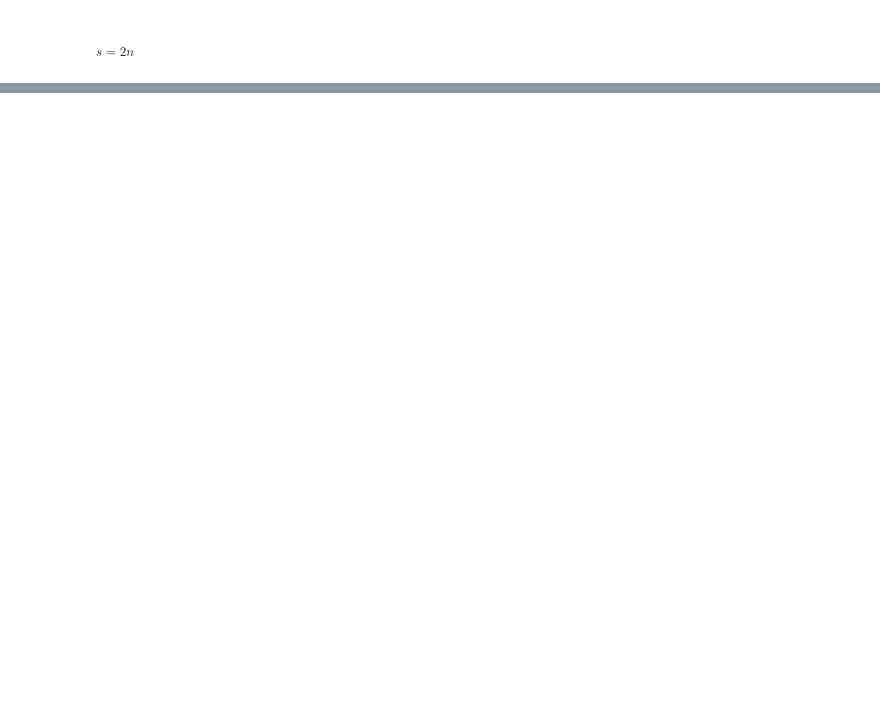
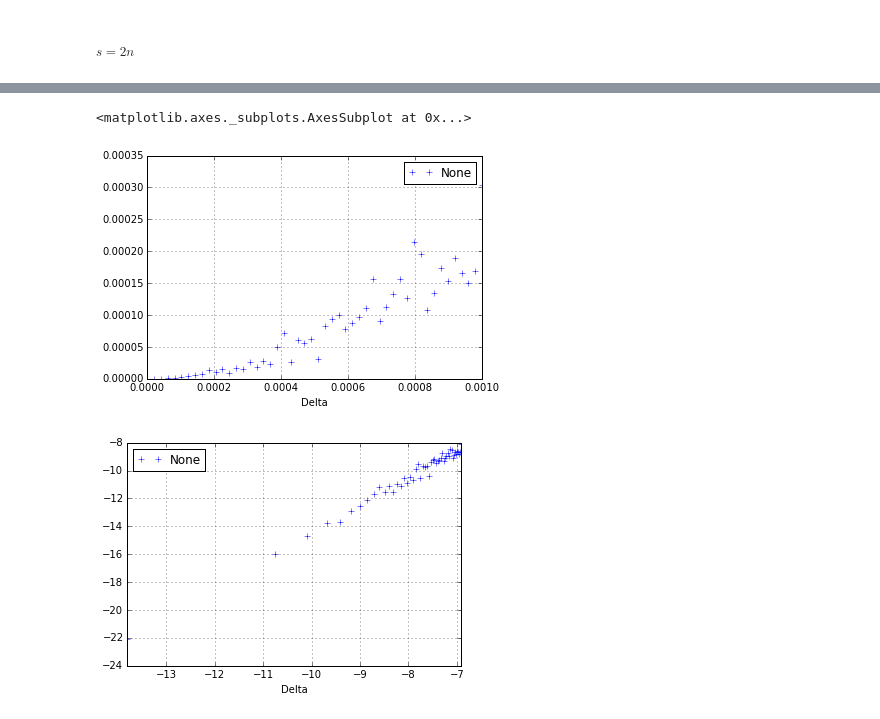
Before and after one commit to MathLab/file_loss, a Jupyter notebook: file_loss_approximation.ipynb, the cells around one changed output, grey strips where cells are left out. Cells and saved outputs as stored; diff of their text form; code cells hidden in the pictures; blank space fills up the shorter version.

```diff
--- a/file_loss_approximation.ipynb
+++ b/file_loss_approximation.ipynb
@@ -221,0 +303,11 @@ def sigma(delta):
+# %%
+from math import log
+
+deviation_vs_delta.plot(x='Delta' ,y='Deviation', style='+')
+
+deviation_vs_delta_log = DataFrame(zip([log(l) for l in delta_list], [log(l) for l in deviation_list]), columns=['Delta', 'Deviation'])
+deviation_vs_delta_log.plot(x='Delta' ,y='Deviation', style='+')
+# %% [output]
+<matplotlib.axes._subplots.AxesSubplot at 0x...>
+[figure, added]
+[figure, added]
```
Also changed, not shown: parts of 13 cells of this notebook, 4 other files.
